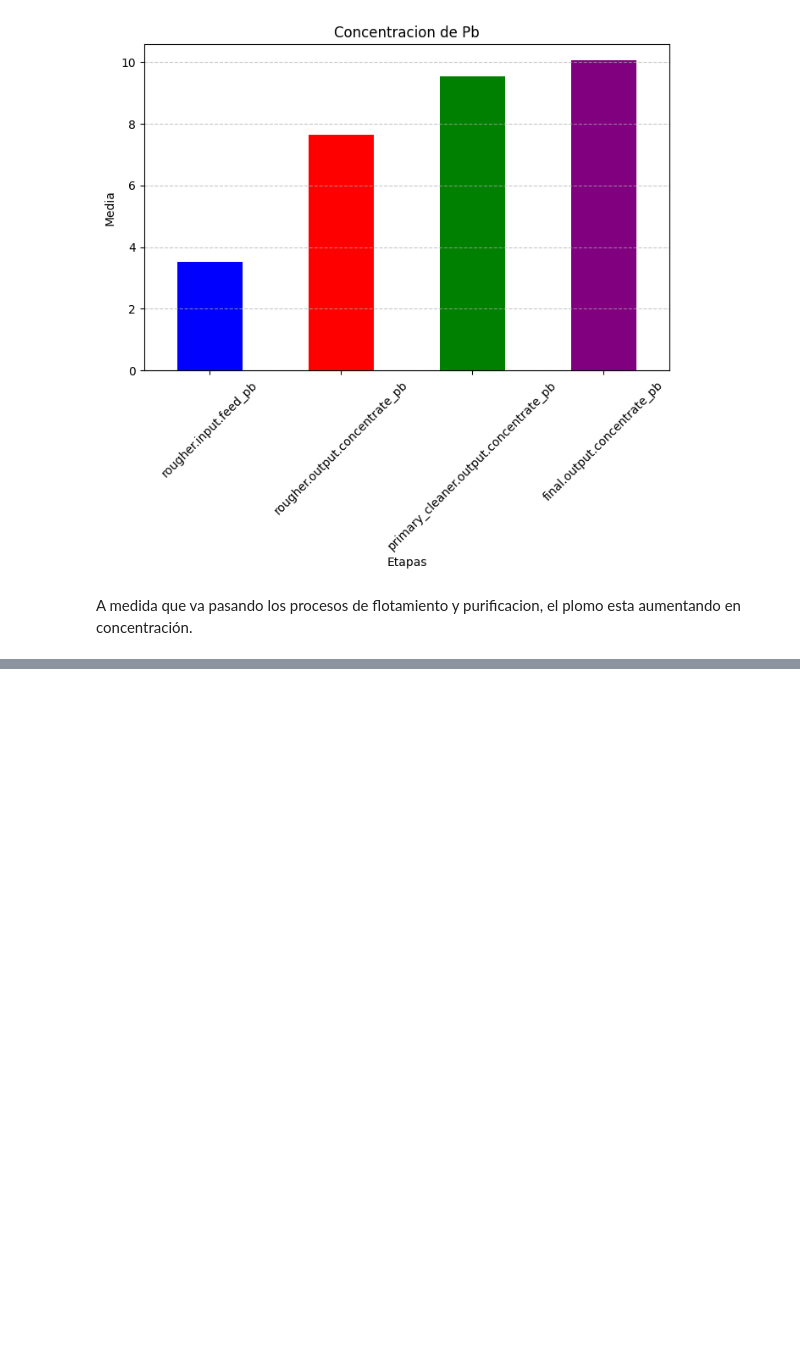
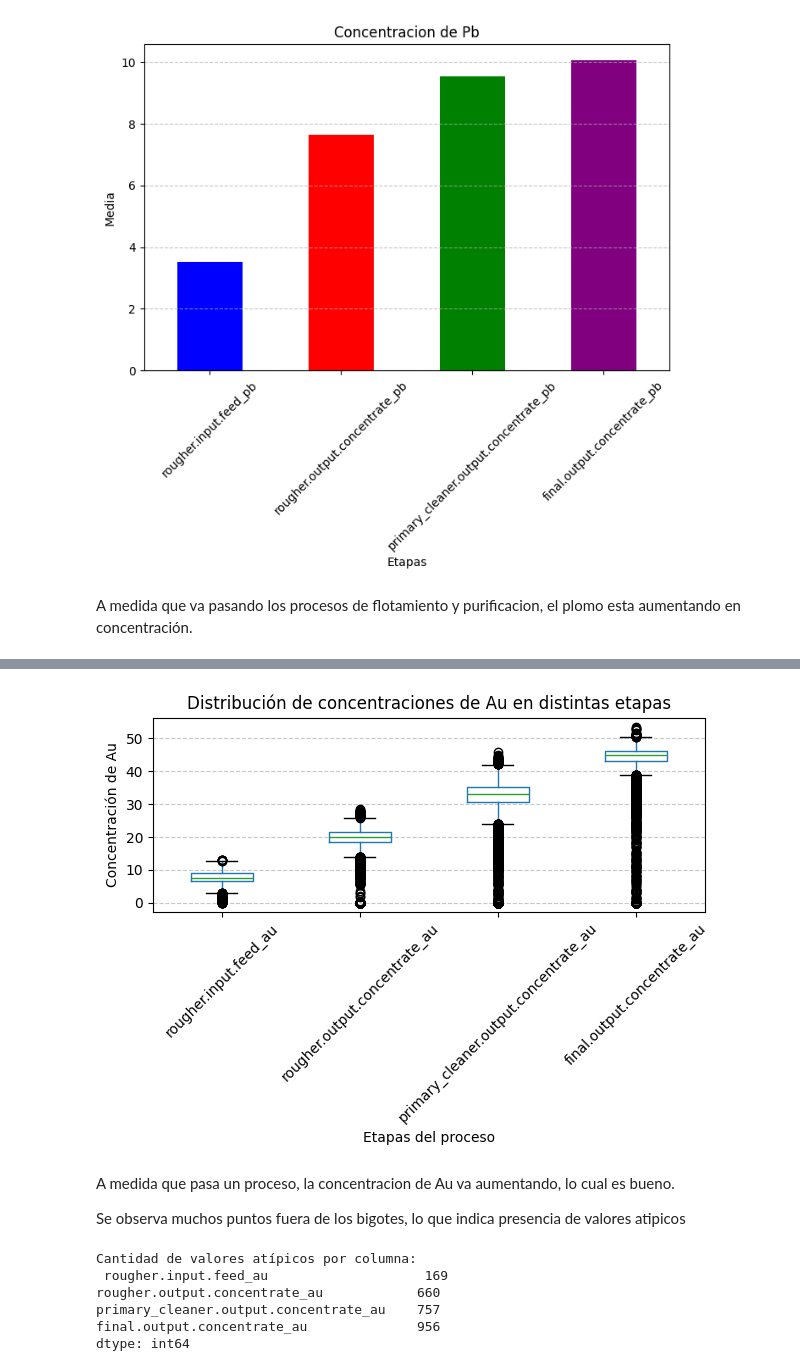
Before and after one commit to marxramos/ML-PREDICCION-DE-EXTRACCION-DEL-MINERAL-ORO, a Jupyter notebook: Notebook/ml_zyfra.ipynb, the cells around one changed output, grey strips where cells are left out. Cells and saved outputs as stored; diff of their text form; code cells hidden in the pictures; blank space fills up the shorter version.

```diff
--- a/Notebook/ml_zyfra.ipynb
+++ b/Notebook/ml_zyfra.ipynb
@@ -400,0 +439,46 @@ A medida que va pasando los procesos de flotamiento y purificacion, el plomo est
+# %%
+train[column_1].boxplot(rot=45, grid=False)
+plt.title("Distribución de concentraciones de Au en distintas etapas")
+plt.ylabel("Concentración de Au")
+plt.xlabel("Etapas del proceso")
+plt.grid(axis="y", linestyle="--", alpha=0.7)
+
+plt.tight_layout()  # Mejora la distribución visual del gráfico
+plt.show()
+# %% [output]
+[figure, added]
+# %% [markdown]
+A medida que pasa un proceso, la concentracion de Au va aumentando, lo cual es bueno.
+
+Se observa muchos puntos fuera de los bigotes, lo que indica presencia de valores atipicos
+# %%
+# Diccionario para almacenar cantidad de outliers por columna
+outliers_dict = {}
+
+# Iteramos sobre cada columna en column_1 para calcular outliers individualmente
+for col in column_1:
+    q1 = train[col].quantile(0.25)
+    q3 = train[col].quantile(0.75)
+    iqr = q3 - q1
+
+    limite_superior = q3 + 1.5 * iqr
+    limite_inferior = q1 - 1.5 * iqr
+
+    # Calcular cantidad de outliers para la columna actual
+    outliers_count = ((train[col] < limite_inferior) | (train[col] > limite_superior)).sum()
+
+    # Guardar en el diccionario
+    outliers_dict[col] = outliers_count
+
+# Convertimos resultados a Serie para una mejor presentación
+outliers_au = pd.Series(outliers_dict)
+
+# Mostrar resultado
+print("Cantidad de valores atípicos por columna:\n", outliers_au)
+# %% [output]
+Cantidad de valores atípicos por columna:
+ rougher.input.feed_au                    169
+rougher.output.concentrate_au            660
+primary_cleaner.output.concentrate_au    757
+final.output.concentrate_au              956
+dtype: int64
```
Also changed, not shown: parts of 24 cells of this notebook.
